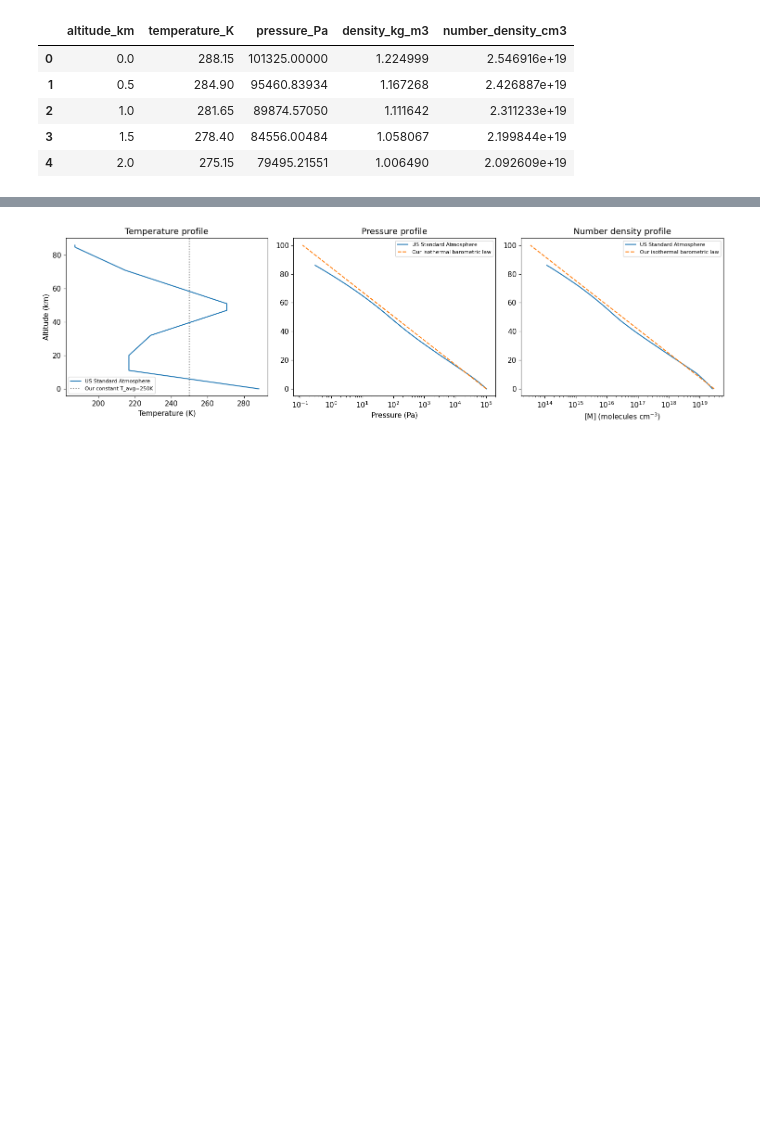
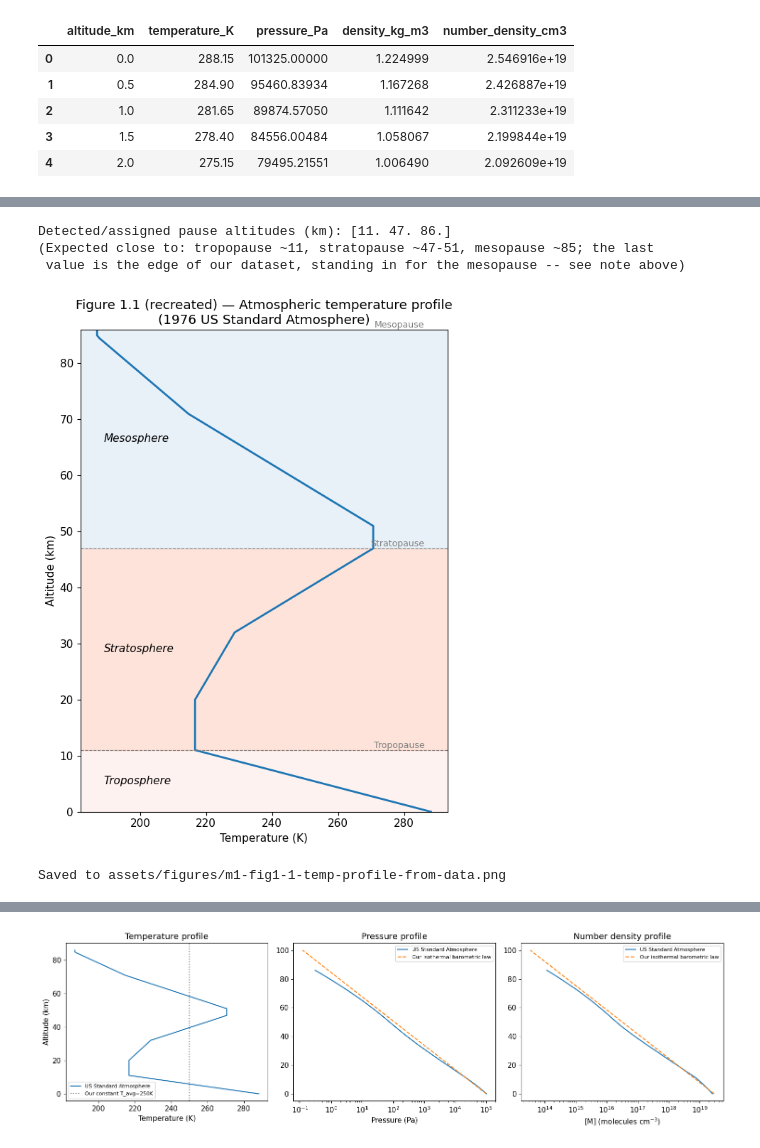
Before and after one commit to ata27/B4_2025-26, a Jupyter notebook: notebooks/01-atmospheric-structure.ipynb, the cells around one changed output, grey strips where cells are left out. Saved outputs shown, nothing was run; the diff lists cells and outputs as text; code cells hidden in the pictures; blank space fills up the shorter version.

Commit message:
Regenerate Fig 1.1 from real US Standard Atmosphere data instead of static scan; fix pause-detection robustness against isothermal-layer noise

```diff
--- a/notebooks/01-atmospheric-structure.ipynb
+++ b/notebooks/01-atmospheric-structure.ipynb
@@ -91,0 +100,62 @@ atm.head()
+# %%
+z = atm['altitude_km'].values
+T = atm['temperature_K'].values
+
+# Find the "pauses": genuine turning points in T(z). A naive sign-change-in-gradient
+# detector gets confused by the isothermal (zero-gradient) layers in between -- instead,
+# classify the gradient's sign into +1/0/-1 and find where consecutive *non-zero* signs
+# actually flip (ignoring flat/isothermal stretches in between).
+dT = np.gradient(T, z)
+sign = np.sign(np.round(dT, 3))
+
+nonzero_signs = sign[sign != 0]
+nonzero_idx = np.where(sign != 0)[0]
+flip_points = np.where(np.diff(nonzero_signs) != 0)[0]
+pause_altitudes = list(z[nonzero_idx[flip_points]])
+
+# Our table stops at 86 km, right at the real mesopause (~85 km) -- but temperature is
+# still falling at that point in our data, so no genuine sign-flip is detectable within
+# the range we have. We know from the model's own definition that this is (approximately)
+# the mesopause, so label the top of the dataset accordingly rather than silently omitting it.
+if len(pause_altitudes) < 3:
+    pause_altitudes.append(z.max())
+
+print('Detected/assigned pause altitudes (km):', np.round(pause_altitudes, 1))
+print('(Expected close to: tropopause ~11, stratopause ~47-51, mesopause ~85; the last')
+print(' value is the edge of our dataset, standing in for the mesopause -- see note above)')
+# %% [output]
+Detected/assigned pause altitudes (km): [11. 47. 86.]
+(Expected close to: tropopause ~11, stratopause ~47-51, mesopause ~85; the last
+ value is the edge of our dataset, standing in for the mesopause -- see note above)
+# %%
+fig, ax = plt.subplots(figsize=(6, 8))
+ax.plot(T, z, color='C0', lw=2)
+
+# Shade and label the named layers using the detected pause altitudes
+layer_bounds = [0] + list(pause_altitudes) + [z.max()]
+layer_names = ['Troposphere', 'Stratosphere', 'Mesosphere']
+colors = ['#fde0dd', '#fcbba1', '#c6dbef']
+for i, name in enumerate(layer_names):
+    ax.axhspan(layer_bounds[i], layer_bounds[i+1], color=colors[i], alpha=0.4, zorder=0)
+    y_mid = (layer_bounds[i] + layer_bounds[i+1]) / 2
+    ax.text(T.min()+2, y_mid, name, va='center', fontsize=11, style='italic')
+
+pause_labels = ['Tropopause', 'Stratopause', 'Mesopause']
+for alt, label in zip(pause_altitudes, pause_labels):
+    ax.axhline(alt, color='gray', ls='--', lw=0.8)
+    ax.text(T.max()-2, alt, label, va='bottom', ha='right', fontsize=9, color='gray')
+
+ax.set_xlabel('Temperature (K)')
+ax.set_ylabel('Altitude (km)')
+ax.set_title('Figure 1.1 (recreated) \u2014 Atmospheric temperature profile\n(1976 US Standard Atmosphere)')
+ax.set_ylim(0, z.max())
+plt.tight_layout()
+
+# Save into assets/figures so the markdown lecture file can reference it directly
+plt.savefig('../assets/figures/m1-fig1-1-temp-profile-from-data.png', dpi=150, bbox_inches='tight')
+plt.show()
+
+print("Saved to assets/figures/m1-fig1-1-temp-profile-from-data.png")
+# %% [output]
+[figure, added]
+Saved to assets/figures/m1-fig1-1-temp-profile-from-data.png
```
Also changed, not shown: parts of 2 cells of this notebook, 2 other files.
